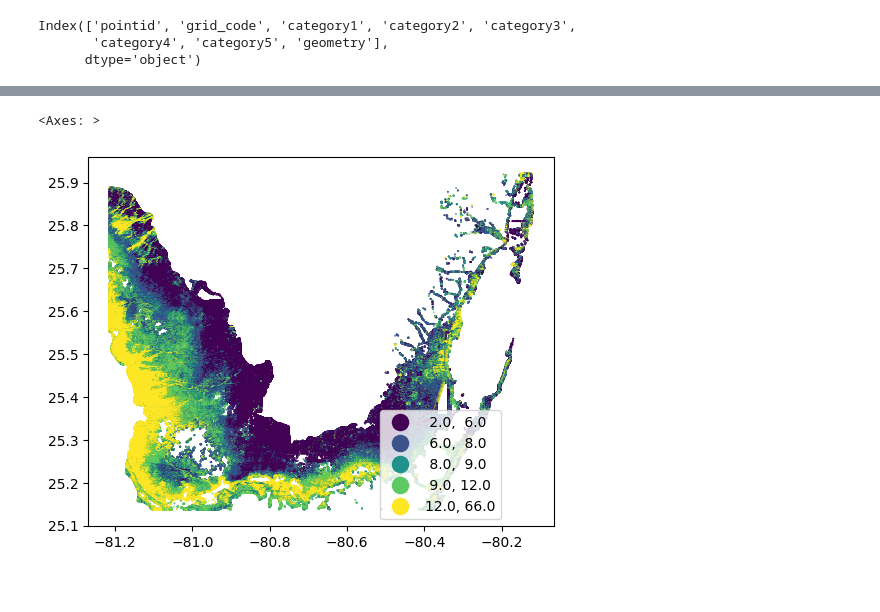
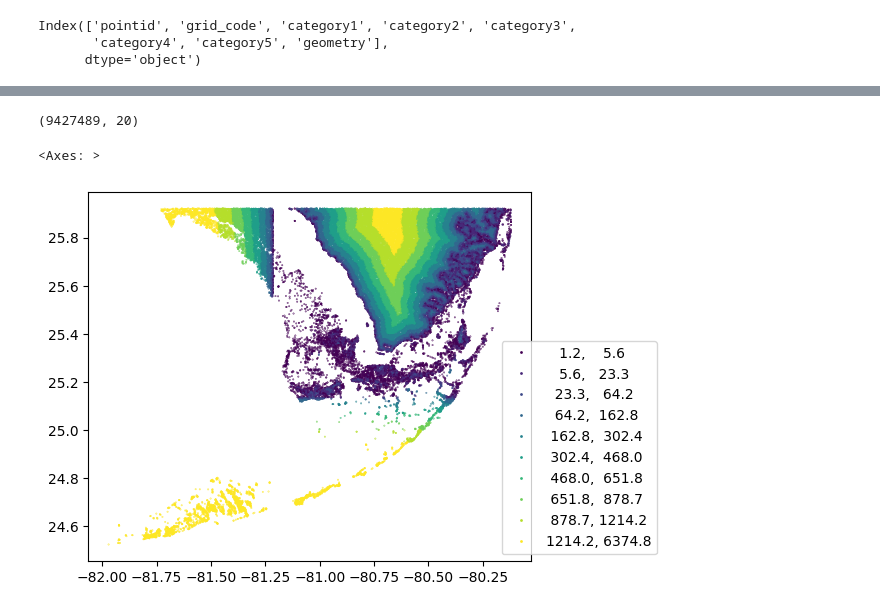
Before and after one commit to yuh2017/sfl_stormsurge, a Jupyter notebook: stormsurge_slr.ipynb, the cells around one changed output, grey strips where cells are left out. Drawn from its saved outputs; the diff is of its cells as text; code cells hidden in the pictures.

```diff
--- a/stormsurge_slr.ipynb
+++ b/stormsurge_slr.ipynb
@@ -46,7 +133,7 @@ print( Geodata0.shape )
 # %%
 
-Geodata1 = Geodata0[ Geodata0['category1'] < 0 ]
-Geodata2 = Geodata0[ Geodata0['category1'] > 0 ]
+Geodata1 = Geodata0[ Geodata0['category1'] <= 0 ]
+Geodata2 = Geodata0[ Geodata0['category1'] > 0  ]
 # %%
 print( Geodata1.shape )
 print( Geodata2.shape )
@@ -103,0 +234,4 @@ Geodata1.plot(column= 'cate1tot',
+# %%
+
+Geodata2['dist_near_km' ] = 0
+Geodata2.head()
@@ -103,0 +273,27 @@ Geodata1.plot(column= 'cate1tot',
+# %%
+fp = "./data/dem30_sfl_point.shp"
+Geodata0 = read_dataframe(fp)
+print( Geodata0.columns )
+
+Geodata0['x'] = Geodata0.geometry.get_coordinates().x
+Geodata0['y'] = Geodata0.geometry.get_coordinates().y
+
+
+#Geodata0 = Geodata0.sample( n = 100000)
+Geodata01 = Geodata0.copy()
+
+
+
+
+
+Geodata0.loc[ Geodata0[  'category1'] < 0 ,  'category1' ] = 0
+Geodata0.loc[ Geodata0[  'category2'] < 0 ,  'category2' ] = 0
+Geodata0.loc[ Geodata0[  'category3'] < 0 ,  'category3' ] = 0
+Geodata0.loc[ Geodata0[  'category4'] < 0 ,  'category4' ] = 0
+Geodata0.loc[ Geodata0[  'category5'] < 0 ,  'category5' ] = 0
+
+Geodata0['cate1tot'] = Geodata0['category1'] + Geodata0['grid_code'] * 3.28084
+Geodata0['cate2tot'] = Geodata0['category2'] + Geodata0['grid_code'] * 3.28084
+Geodata0['cate3tot'] = Geodata0['category3'] + Geodata0['grid_code'] * 3.28084
+Geodata0['cate4tot'] = Geodata0['category4'] + Geodata0['grid_code'] * 3.28084
+Geodata0['cate5tot'] = Geodata0['category5'] + Geodata0['grid_code'] * 3.28084
@@ -104,15 +364,21 @@ Geodata1.plot(column= 'cate1tot',
+# %%
+Geodata01.shape
+# %% [output]
+(9427489, 20)
 # %%
-Geodata2.plot(column= 'cate1tot',
-             scheme="Quantiles", k = 5,
+k = 2
+dist_k       = f'dist_near{k}'
+Geodata01.sample(n = 100000).plot(column= dist_k,
+             scheme="Quantiles", k = 10,
             #scheme = "user_defined", k = 5,
             #classification_kwds = {'bins':[0, 1, 2, 12]},
              legend = True , markersize= 0.1,
              legend_kwds = { 'loc':'lower right',
-                            'bbox_to_anchor':(0.9, 0.0),
+                            'bbox_to_anchor':(1.3, 0.0),
                             'fmt':'{:.1f}',
-                            'markerscale': 1.26,
+                            'markerscale': 0.2,
                             'title_fontsize':'large',
                             'fontsize':'medium'} )
 # %% [output]
 <Axes: >
-[figure, old version]
+[figure, new version]
```
Also changed, not shown: parts of 29 cells of this notebook.
